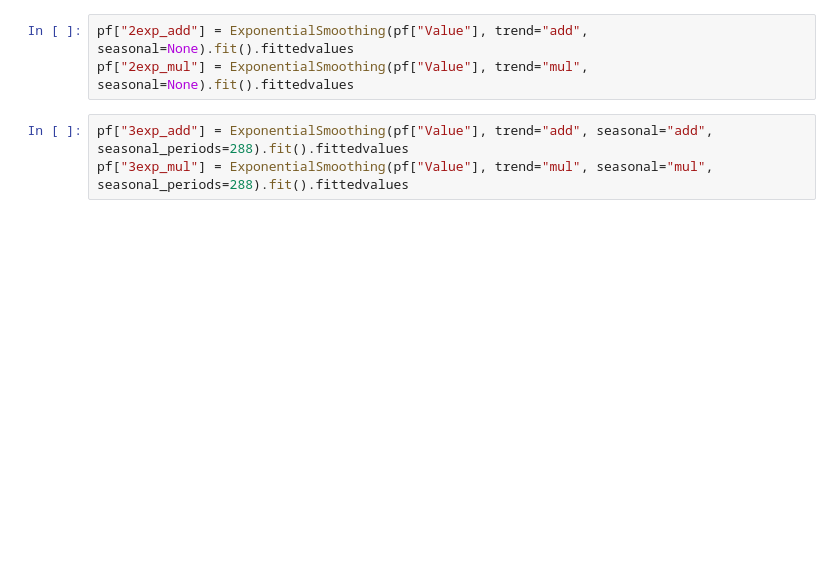
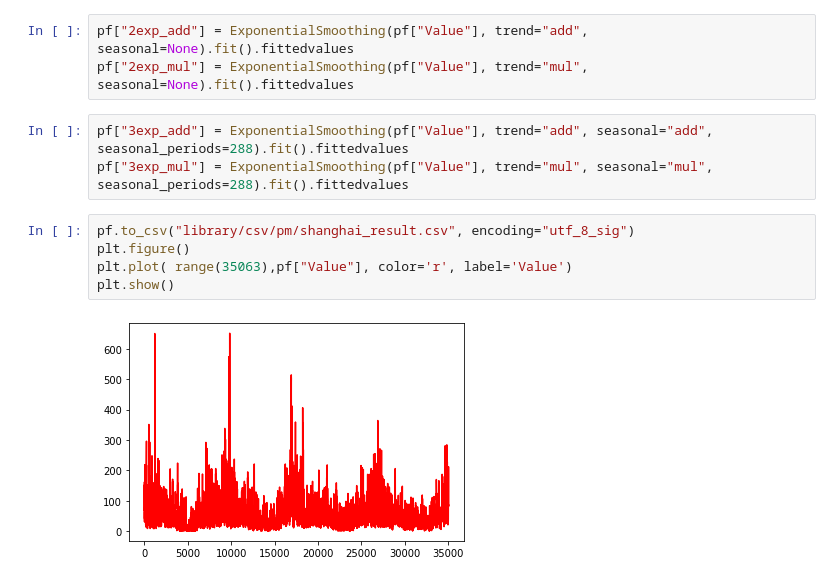
Before and after one commit to weixiabing/Innovative-practice, a Jupyter notebook: 3_holt_winter.ipynb, the cells around one changed output. Saved outputs shown, nothing was run; the diff lists cells and outputs as text; blank space fills up the shorter version.

```diff
--- a/3_holt_winter.ipynb
+++ b/3_holt_winter.ipynb
@@ -27,3 +27,10 @@ pf["2exp_mul"] = ExponentialSmoothing(pf["Value"], trend="mul", seasonal=None).f
 # %%
 pf["3exp_add"] = ExponentialSmoothing(pf["Value"], trend="add", seasonal="add", seasonal_periods=288).fit().fittedvalues
 pf["3exp_mul"] = ExponentialSmoothing(pf["Value"], trend="mul", seasonal="mul", seasonal_periods=288).fit().fittedvalues
+# %%
+pf.to_csv("library/csv/pm/shanghai_result.csv", encoding="utf_8_sig")
+plt.figure()
+plt.plot( range(35063),pf["Value"], color='r', label='Value')
+plt.show()
+# %% [output]
+[figure, added]
```
Also changed, not shown: parts of 2 cells of this notebook, 5 other files.
